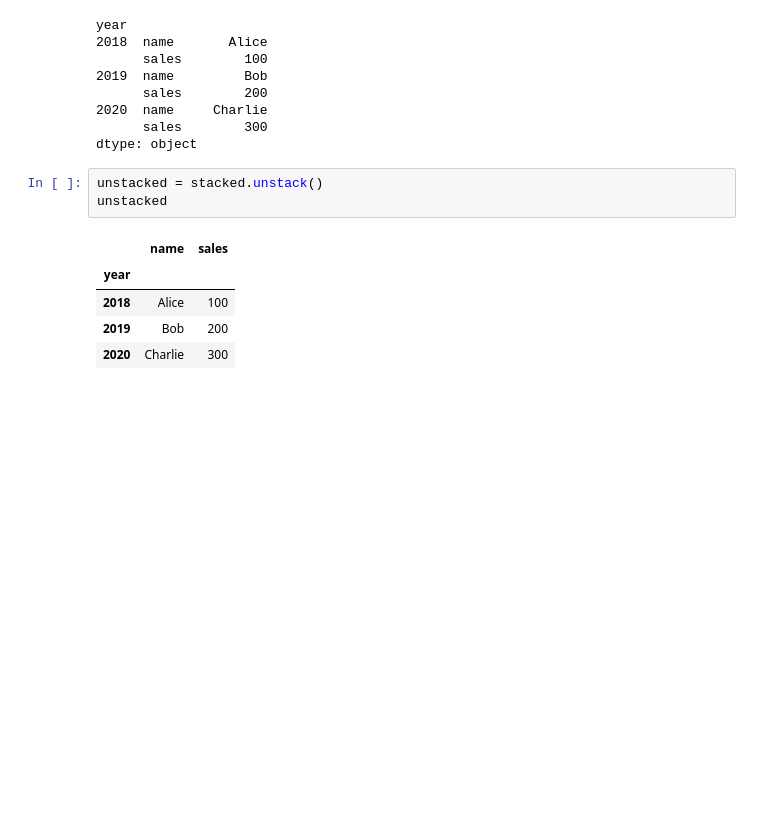
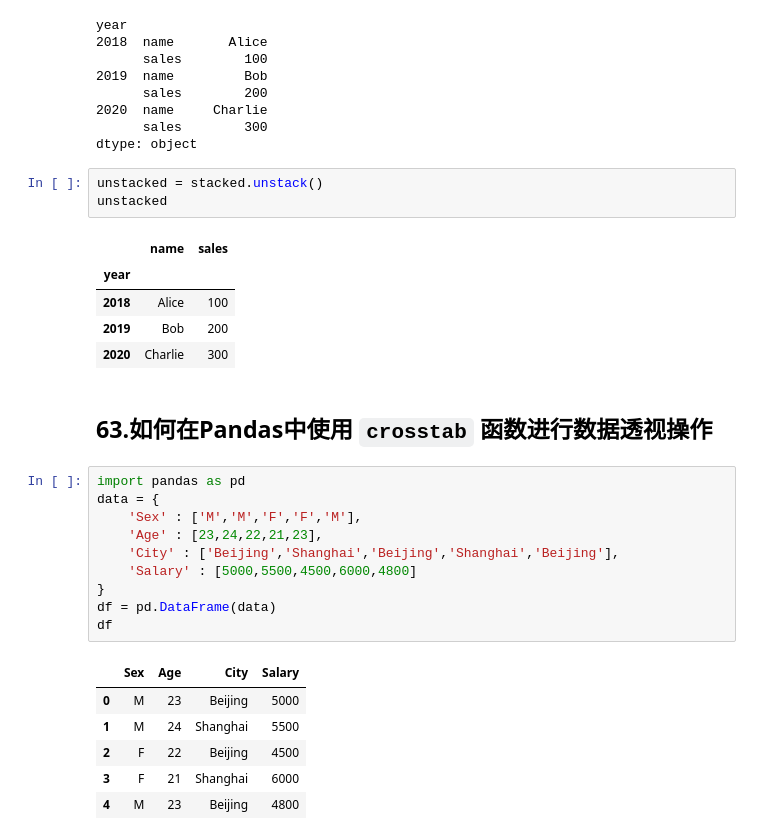
Before and after one commit to MaNingning825/demo, a Jupyter notebook: python/pandas02.ipynb, the cells around one changed output. Drawn from its saved outputs; the diff is of its cells as text; blank space fills up the shorter version.

Commit message:
finish pandas tutorial

```diff
--- a/python/pandas02.ipynb
+++ b/python/pandas02.ipynb
@@ -373,3 +373,22 @@ unstacked
 | 2018 | Alice | 100 |
 | 2019 | Bob | 200 |
 | 2020 | Charlie | 300 |
+# %% [markdown]
+## 63.如何在Pandas中使用 `crosstab` 函数进行数据透视操作
+# %%
+import pandas as pd
+data = {
+    'Sex' : ['M','M','F','F','M'],
+    'Age' : [23,24,22,21,23],
+    'City' : ['Beijing','Shanghai','Beijing','Shanghai','Beijing'],
+    'Salary' : [5000,5500,4500,6000,4800]
+}
+df = pd.DataFrame(data)
+df
+# %% [output]
+|  | Sex | Age | City | Salary |
+| 0 | M | 23 | Beijing | 5000 |
+| 1 | M | 24 | Shanghai | 5500 |
+| 2 | F | 22 | Beijing | 4500 |
+| 3 | F | 21 | Shanghai | 6000 |
+| 4 | M | 23 | Beijing | 4800 |
```
Also changed, not shown: parts of 49 cells of this notebook, 4 other files.
